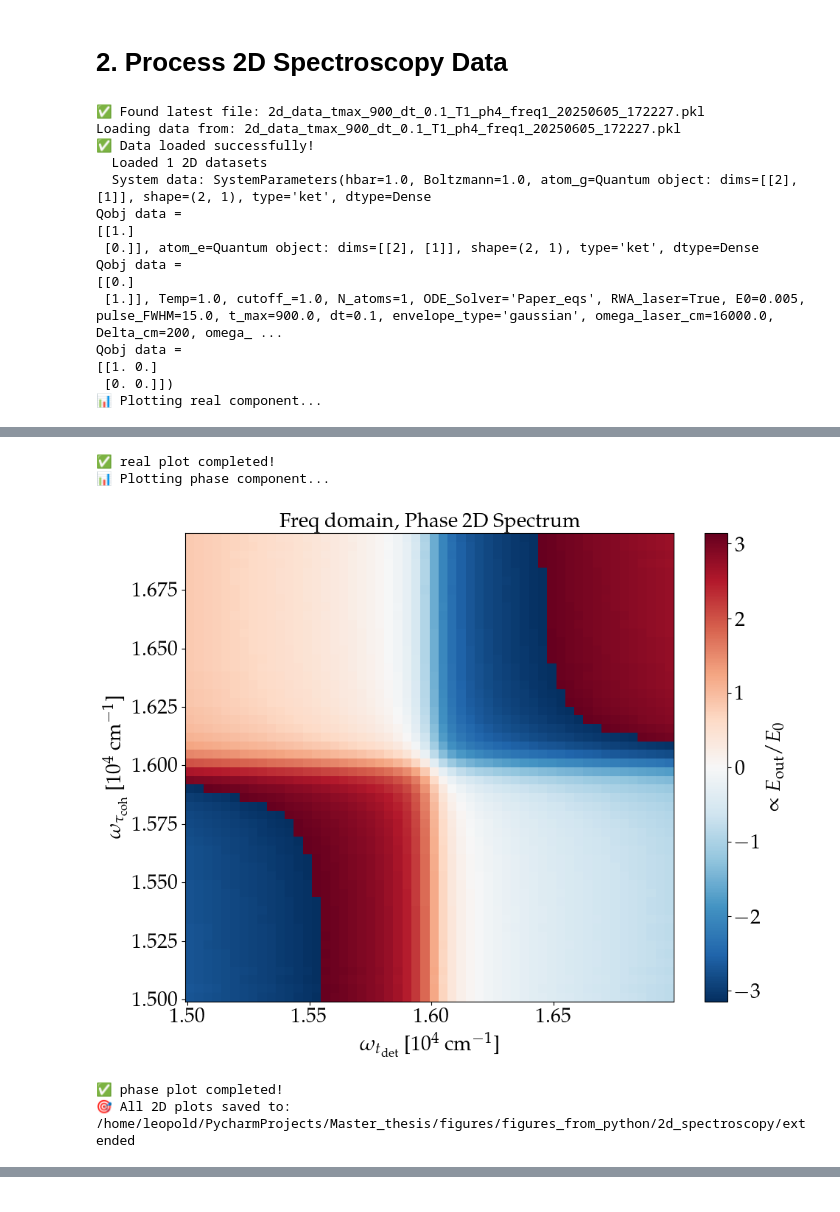
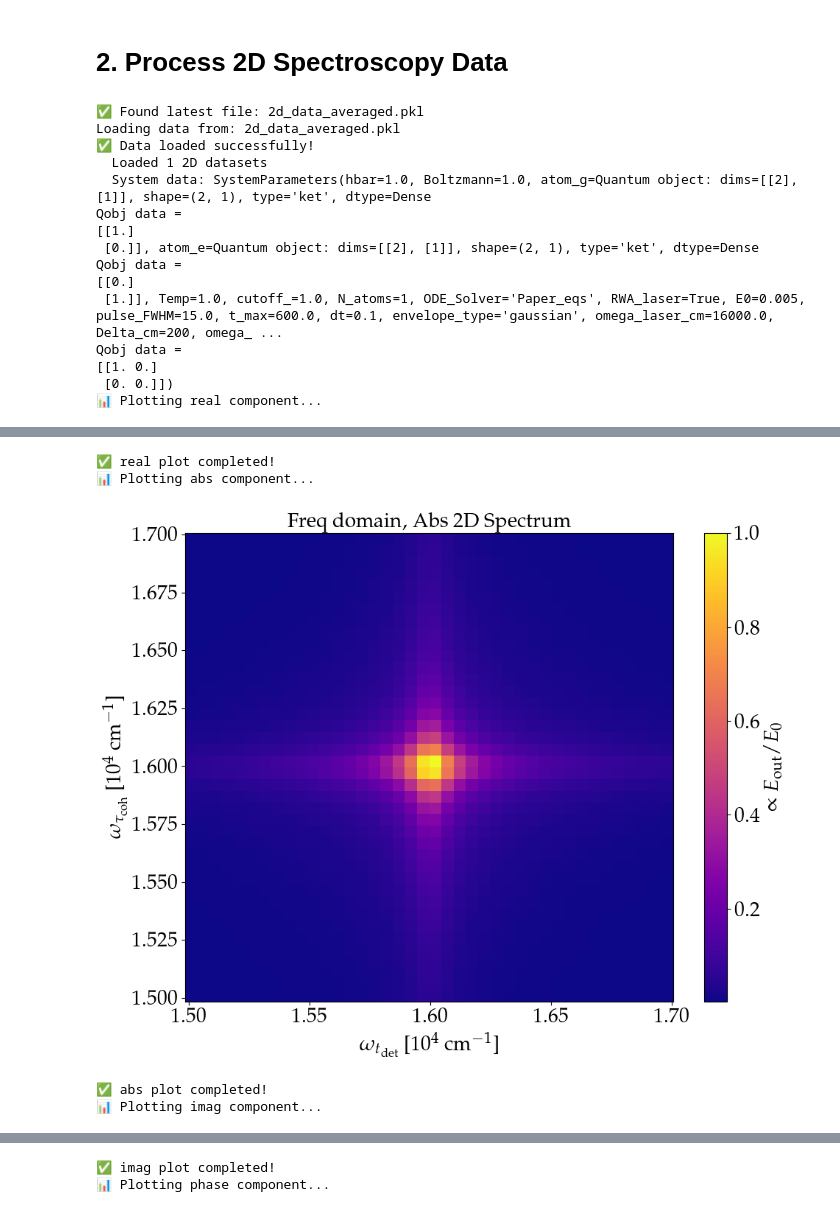
Before and after one commit to LBPhysics/2025_master_thesis_leopold_bodamer, a Jupyter notebook: code/python/notebooks/replicate_paper.ipynb, the cells around one changed output, grey strips where cells are left out. Cells and saved outputs as stored; diff of their text form; code cells hidden in the pictures.

```diff
--- a/code/python/notebooks/replicate_paper.ipynb
+++ b/code/python/notebooks/replicate_paper.ipynb
@@ -108,7 +360,7 @@ def create_output_directory(subdir: str) -> Path:
 # =============================
 
 ### Find and load 1D data
-file_path_1d = find_latest_file("1d_spectroscopy", "1d_data_*.pkl")
+file_path_1d = find_latest_file("1d_spectroscopy/Delta_cm_200", "1d_data_*.pkl")
 
 if file_path_1d is not None:
     loaded_data = load_pickle_file(file_path_1d)
@@ -131,6 +383,7 @@ if file_path_1d is not None:
         print(f"  System parameters: {system}")
 
         ### Prepare plotting arguments
+        output_dir = create_output_directory("1d_spectroscopy\Delta_cm_200")
         kwargs = {
             'tau_coh': tau_coh,
             'T_wait': T_wait,
@@ -138,12 +391,22 @@ if file_path_1d is not None:
             'envelope': system.envelope_type,
             'RWA': system.RWA_laser,
             'Solver': system.ODE_Solver,
+            'function': "E_{k_s}", # ONLY IF THE DATA comes from "parallel_compute_1d_E_with_inhomogenity",
+            'show': False  # Don't show the plot yet, we'll save it first
         }
 
         ### Generate 1D plot
         print("📊 Generating 1D spectroscopy plot...")
-        Plot_fixed_tau_T(t_det_vals, data_avg, **kwargs)
-        print("✅ 1D plot completed!")
+        # Plot and get the figure object
+        fig = Plot_fixed_tau_T(t_det_vals, data_avg, **kwargs)
+
+        # Save the figure with a descriptive filename
+        output_path = output_dir / f"1d_spectroscopy_{file_path_1d.stem}.png"
+        fig.savefig(output_path, dpi=300, bbox_inches='tight')
+        print(f"✅ 1D plot saved to: {output_path}")a
+
+        # Now display the plot
+        plt.show()
 
     else:
         print("❌ Failed to load 1D spectroscopy data.")
@@ -179,7 +442,7 @@ Qobj data =
 # =============================
 
 ### Find and load 2D data
-file_path_2d = find_latest_file("2d_spectroscopy/new_echo_signal/900fs/", "*.pkl")
+file_path_2d = find_latest_file("2d_spectroscopy/new_echo_signal/600fs/", "*d.pkl")
 
 if file_path_2d is not None:
     loaded_data = load_pickle_file(file_path_2d)
@@ -210,7 +473,7 @@ if file_path_2d is not None:
         )
         """
         ### Plot each component type
-        plot_types = ["real", "phase"]
+        plot_types = ["real", "abs", "imag", "phase"]
 
         for plot_type in plot_types:
             print(f"📊 Plotting {plot_type} component...")
@@ -230,10 +493,9 @@ if file_path_2d is not None:
                     two_d_datas,
                     times_T=times_T,
                     times=times,
-                    # extend_for=(1,2),
+                    extend_for=(1, 1.6),
                     **plot_args,
                 )
-                plt.close("all")  # Clean up matplotlib figures
                 print(f"✅ {plot_type} plot completed!")
 
             except Exception as e:
@@ -246,8 +508,8 @@ if file_path_2d is not None:
 else:
     print("   Please run the 2D spectroscopy calculation first to generate data.")
 # %% [output]
-✅ Found latest file: 2d_data_tmax_900_dt_0.1_T1_ph4_freq1_20250605_172227.pkl
-Loading data from: 2d_data_tmax_900_dt_0.1_T1_ph4_freq1_20250605_172227.pkl
+✅ Found latest file: 2d_data_averaged.pkl
+Loading data from: 2d_data_averaged.pkl
 ✅ Data loaded successfully!
   Loaded 1 2D datasets
   System data: SystemParameters(hbar=1.0, Boltzmann=1.0, atom_g=Quantum object: dims=[[2], [1]], shape=(2, 1), type='ket', dtype=Dense
@@ -256,7 +518,7 @@ Qobj data =
  [0.]], atom_e=Quantum object: dims=[[2], [1]], shape=(2, 1), type='ket', dtype=Dense
 Qobj data =
 [[0.]
- [1.]], Temp=1.0, cutoff_=1.0, N_atoms=1, ODE_Solver='Paper_eqs', RWA_laser=True, E0=0.005, pulse_FWHM=15.0, t_max=900.0, dt=0.1, envelope_type='gaussian', omega_laser_cm=16000.0, Delta_cm=200, omega_ ...
+ [1.]], Temp=1.0, cutoff_=1.0, N_atoms=1, ODE_Solver='Paper_eqs', RWA_laser=True, E0=0.005, pulse_FWHM=15.0, t_max=600.0, dt=0.1, envelope_type='gaussian', omega_laser_cm=16000.0, Delta_cm=200, omega_ ...
 Qobj data =
 [[1. 0.]
  [0. 0.]])
@@ -265,5 +527,5 @@ Qobj data =
 ✅ real plot completed!
-📊 Plotting phase component...
+📊 Plotting abs component...
-[figure, old version]
+[figure, new version]
-✅ phase plot completed!
-🎯 All 2D plots saved to: /home/leopold/PycharmProjects/Master_thesis/figures/figures_from_python/2d_spectroscopy/extended
+✅ abs plot completed!
+📊 Plotting imag component...
@@ -269,0 +533,2 @@ Qobj data =
+✅ imag plot completed!
+📊 Plotting phase component...
```
Also changed, not shown: parts of 7 cells of this notebook, 32 other files.
